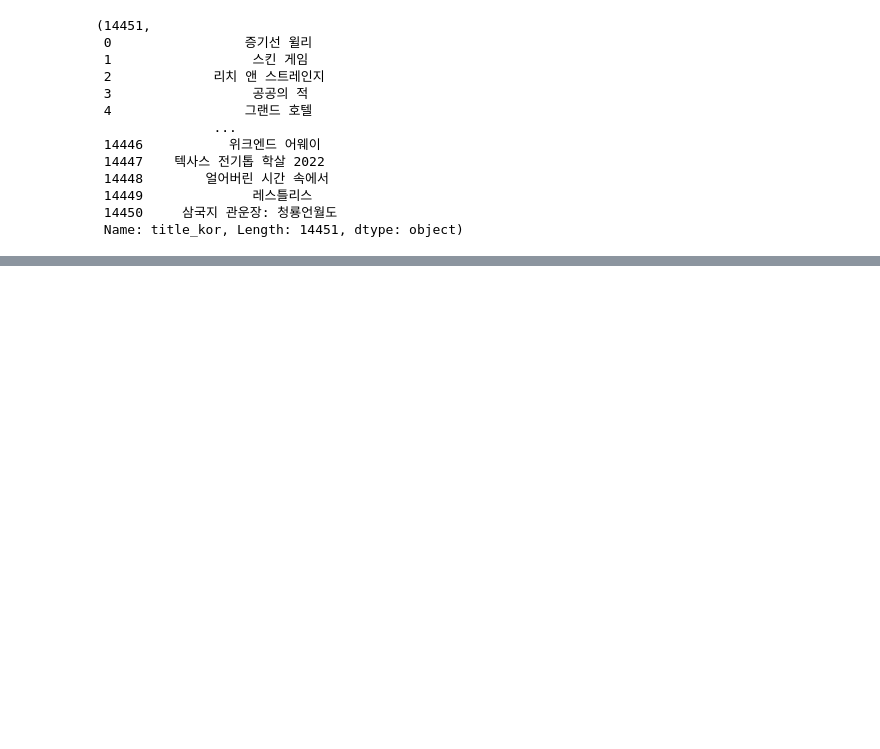
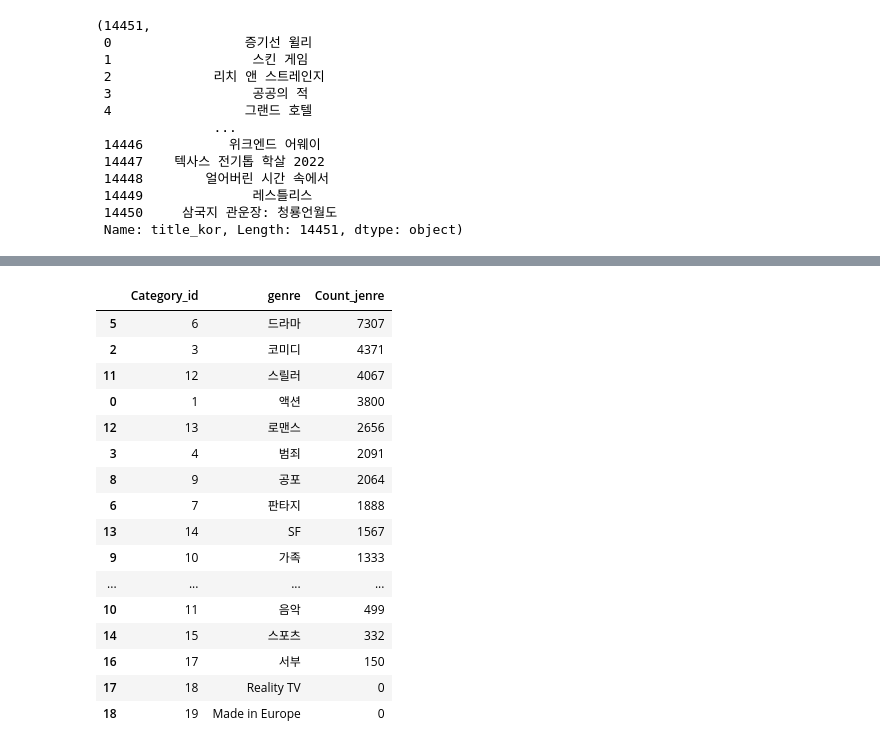
Before and after one commit to 0jipy/project_JI, a Jupyter notebook: 0.Model/02.M1_total.ipynb, the cells around one changed output, grey strips where cells are left out. Saved outputs shown, nothing was run; the diff lists cells and outputs as text; code cells hidden in the pictures; blank space fills up the shorter version.

```diff
--- a/0.Model/02.M1_total.ipynb
+++ b/0.Model/02.M1_total.ipynb
@@ -693,0 +789,20 @@ mmm
+# %%
+df_g
+# %% [output]
+|  | Category_id | genre | Count_jenre |
+| 5 | 6 | 드라마 | 7307 |
+| 2 | 3 | 코미디 | 4371 |
+| 11 | 12 | 스릴러 | 4067 |
+| 0 | 1 | 액션 | 3800 |
+| 12 | 13 | 로맨스 | 2656 |
+| 3 | 4 | 범죄 | 2091 |
+| 8 | 9 | 공포 | 2064 |
+| 6 | 7 | 판타지 | 1888 |
+| 13 | 14 | SF | 1567 |
+| 9 | 10 | 가족 | 1333 |
+| ... | ... | ... | ... |
+| 10 | 11 | 음악 | 499 |
+| 14 | 15 | 스포츠 | 332 |
+| 16 | 17 | 서부 | 150 |
+| 17 | 18 | Reality TV | 0 |
+| 18 | 19 | Made in Europe | 0 |
```
Also changed, not shown: parts of 30 cells of this notebook.
